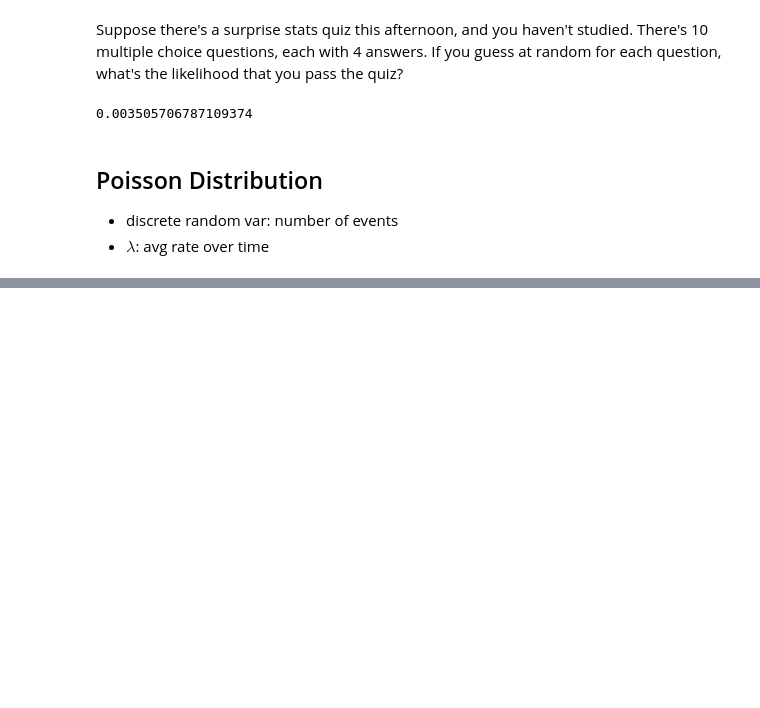
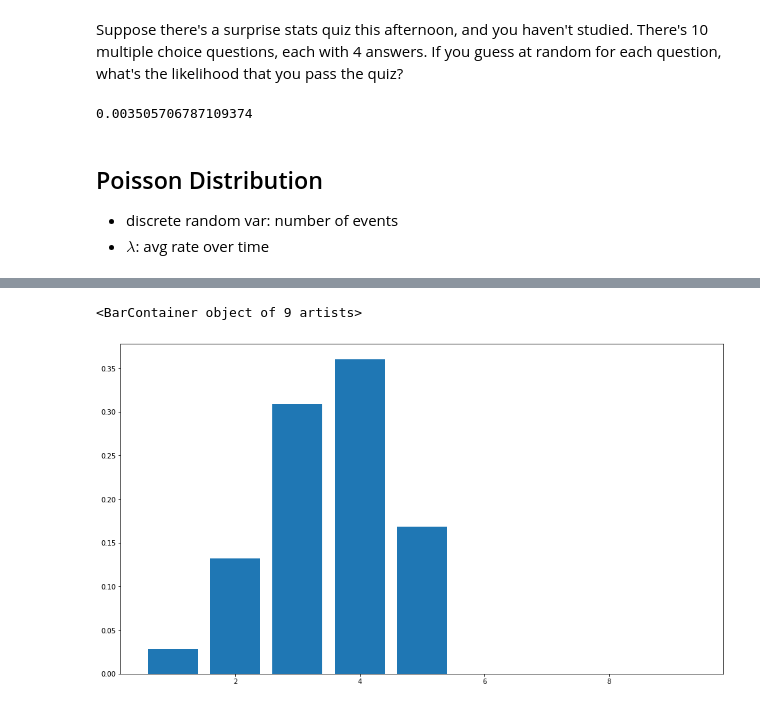
Before and after one commit to aleclhartman/statistics-exercises, a Jupyter notebook: distributions-lesson.ipynb, the cells around one changed output, grey strips where cells are left out. Drawn from its saved outputs; the diff is of its cells as text; code cells hidden in the pictures; blank space fills up the shorter version.

```diff
--- a/distributions-lesson.ipynb
+++ b/distributions-lesson.ipynb
@@ -222,0 +257,12 @@ stats.binom(n, p).sf(6)
+# %%
+n = 5
+p = .7
+
+x = np.arange(1, 10)
+y = stats.binom(n, p).pmf(x)
+
+plt.figure(figsize=(16,9))
+plt.bar(x, y)
+# %% [output]
+<BarContainer object of 9 artists>
+[figure, added]
```
Also changed, not shown: parts of 5 cells of this notebook.
